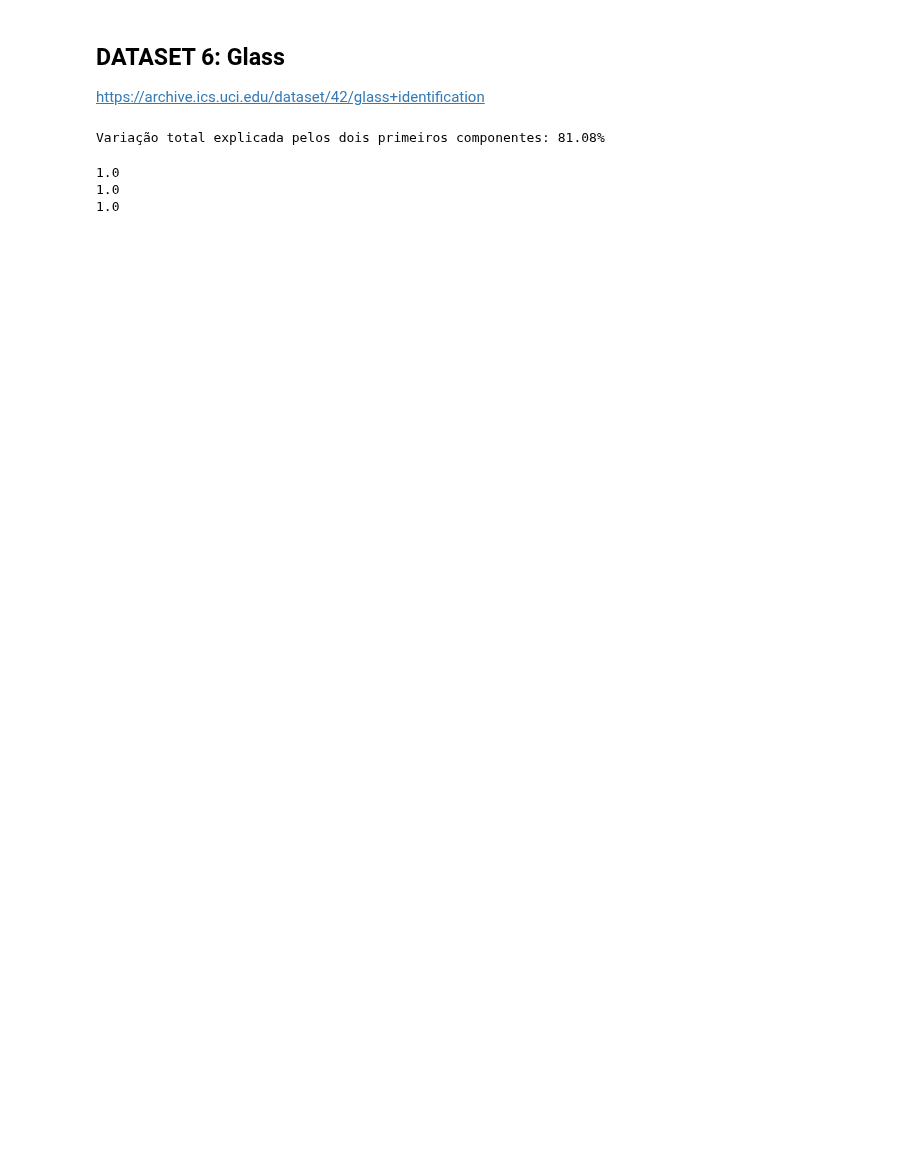
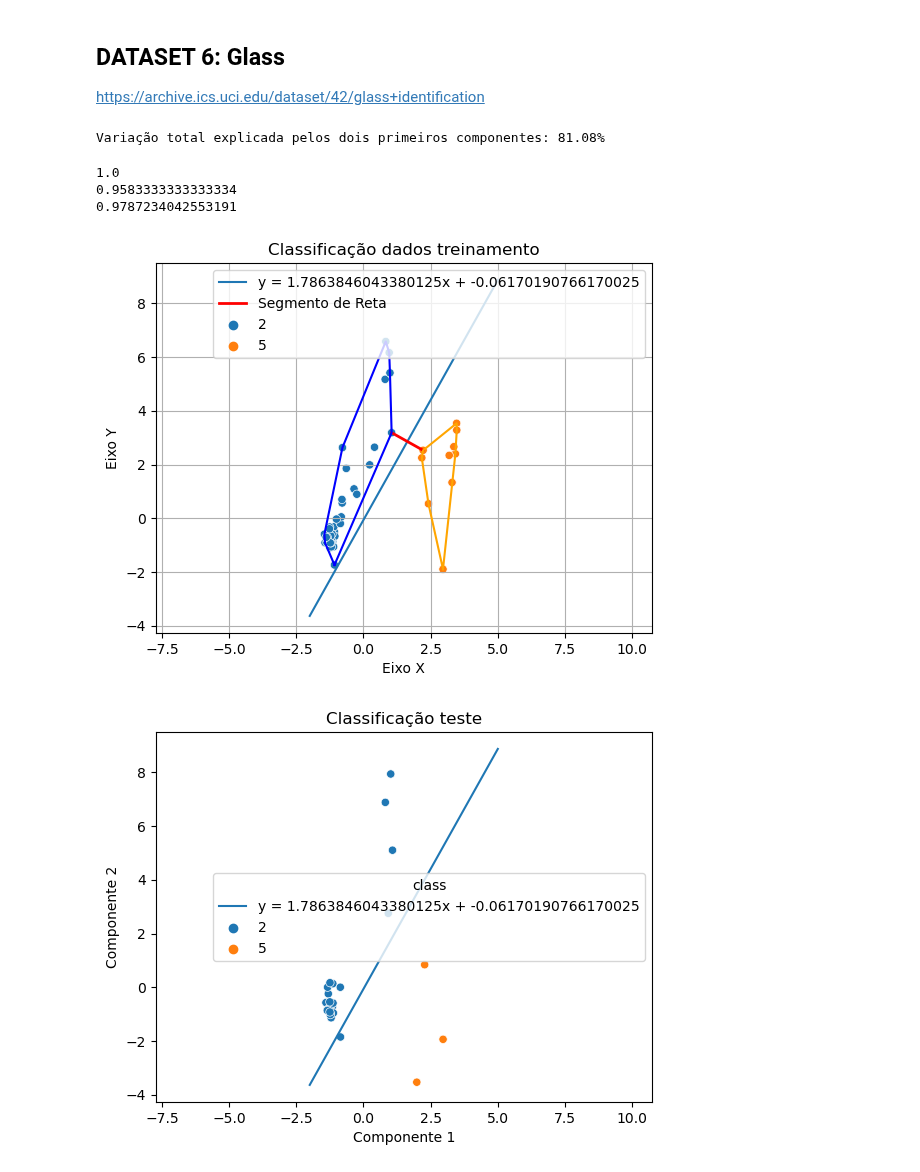
Before and after one commit to avelarh/TP-GeometriaComputacional-Alg2, a Jupyter notebook: amizade.ipynb, the cells around one changed output. Cells and saved outputs as stored; diff of their text form; code cells hidden in the pictures; blank space fills up the shorter version.

```diff
--- a/amizade.ipynb
+++ b/amizade.ipynb
@@ -557,16 +569,29 @@ glass_pca['class'] = glass_pca['class'].astype(str)
 glass_pca = glass_pca[(glass_pca['class'] == '5') | (glass_pca['class'] == '2')]
 # %% [output]
 Variação total explicada pelos dois primeiros componentes: 81.08%
+# %%
+glass_treinamento, glass_teste = separar_dados(glass_pca)
 # %%
-a, b, acima, pontos1, pontos2, p1, p2, classes = cria_modelo(glass_pca)
+a, b, acima, pontos1, pontos2, p1, p2, classes = cria_modelo(glass_treinamento)
 #plotar o treino + modelo
 
-resultado, precisao, revocacao, f1_escore = calcula_metricas(glass_pca, a, b, acima, classes)
+resultado, precisao, revocacao, f1_escore = calcula_metricas(glass_teste, a, b, acima, classes)
 #plotar o teste + modelo
 print(precisao)
 print(revocacao)
 print(f1_escore)
 # %% [output]
 1.0
-1.0
-1.0
+0.9583333333333334
+0.9787234042553191
+# %%
+start = -2
+end = 5
+
+
+plot_treinamento(pontos1, pontos2, p1, p2, a, b, glass_treinamento, start, end)
+
+plot_teste(a, b, glass_teste, start, end)
+# %% [output]
+[figure, added]
+[figure, added]
```
Also changed, not shown: parts of 10 cells of this notebook.
